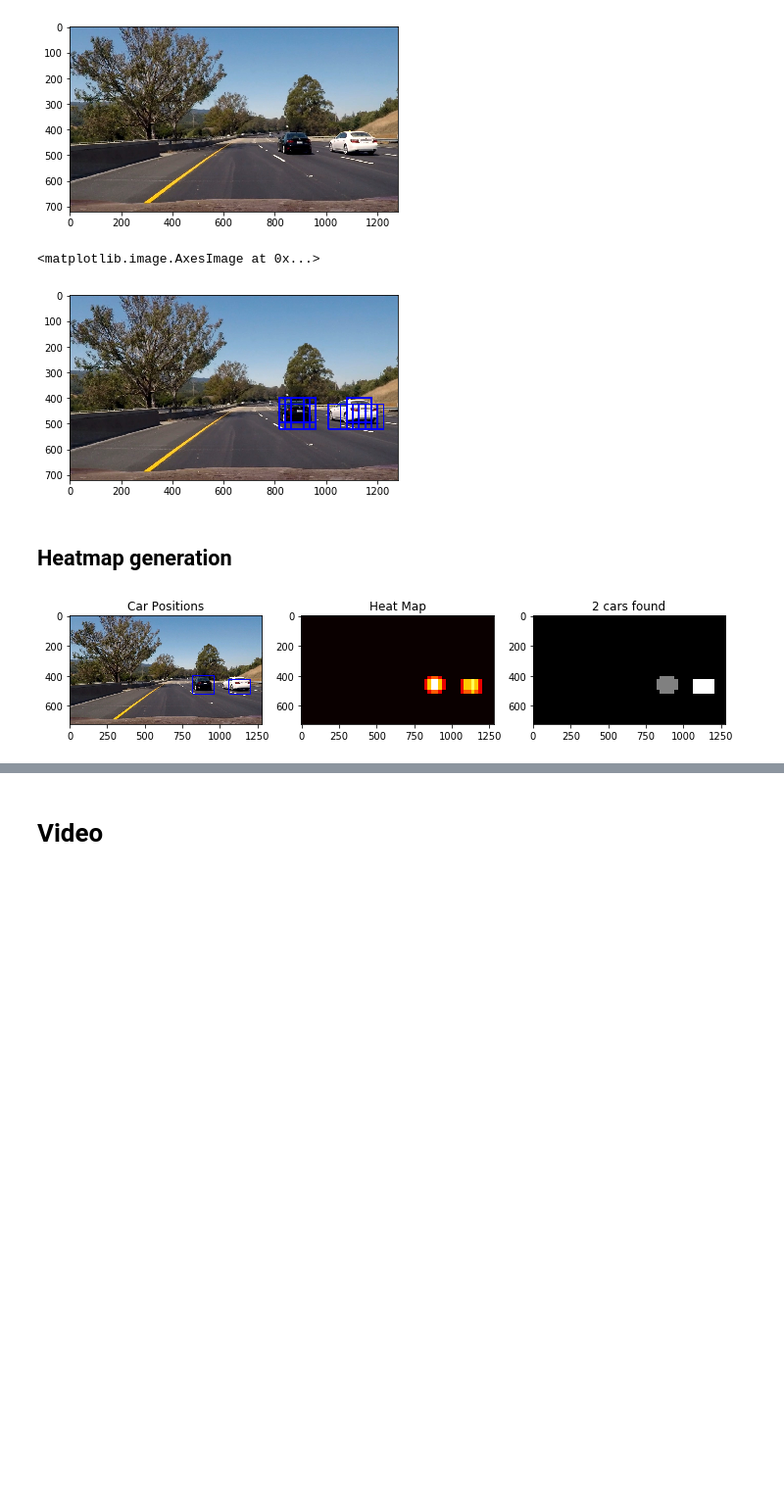
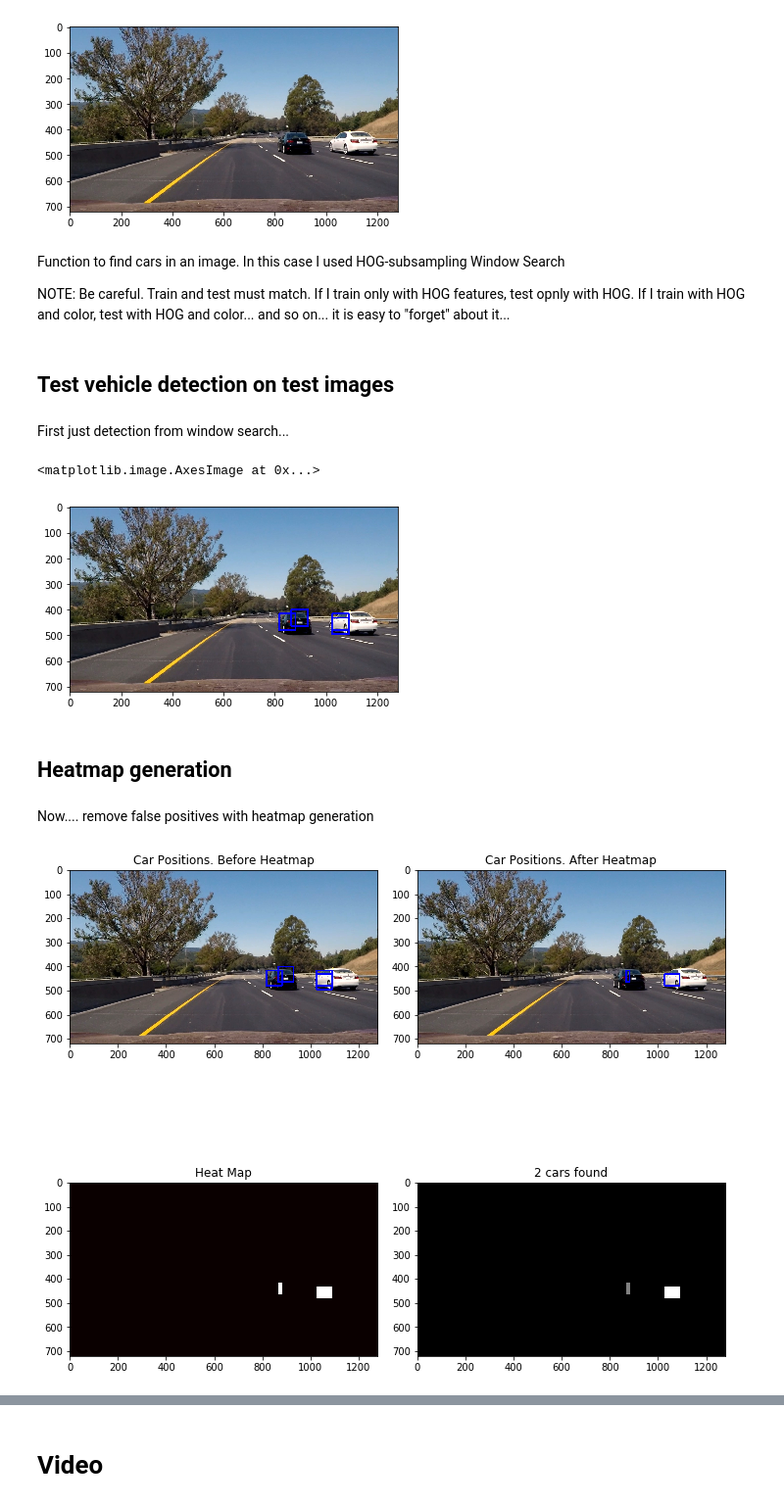
Before and after one commit to pablosaurasperez/CarND-Vehicle-Detection, a Jupyter notebook: P5_Vehicle_Detection.ipynb, the cells around one changed output, grey strips where cells are left out. Shown at 98% size. Cells and saved outputs as stored; diff of their text form; code cells hidden in the pictures; blank space fills up the shorter version.

Commit message:
Full pipeline. Need to tweak parameters and save figures to output folder

```diff
--- a/P5_Vehicle_Detection.ipynb
+++ b/P5_Vehicle_Detection.ipynb
@@ -146,7 +167,7 @@ def get_hog_features(img, orient, pix_per_cell, cell_per_block, vis=False, featu
 car_conv = cv2.cvtColor(car_image, cv2.COLOR_RGB2GRAY)
 notcar_conv = cv2.cvtColor(notcar_image, cv2.COLOR_RGB2GRAY)
 
-orient = 9
+orient = 8
 pix_per_cell = 8
 cell_per_block = 2
 
@@ -277,9 +298,10 @@ def extract_features(imgs, cspace='RGB',  spatial_size=(32, 32), hist_bins=32, o
         features.append(np.concatenate(file_features))
 
 
+
     fig = plt.figure(figsize = (10, 10))
     plt.subplot(151)
-    plt.imshow(feature_image)
+    plt.imshow(image)
     plt.title(fig_title[0])
     plt.subplot(152)
     plt.imshow(feature_image[:,:,0], cmap='gray')
@@ -313,7 +341,7 @@ notcars_sample = random.sample(notcars, sample_size)
 
 ### TODO: Tweak these parameters and see how the results change.
 colorspace = 'YCrCb' # Can be RGB, HSV, LUV, HLS, YUV, YCrCb
-orient = 9 # HOG orientations
+orient = 8 # HOG orientations
 pix_per_cell = 8 # HOG pixels per cell
 cell_per_block = 2 # HOG cells per block
 hog_channel = "ALL" # Can be 0, 1, 2, or "ALL"
@@ -406,6 +436,11 @@ plt.imshow(test_image)
 # %% [output]
 <matplotlib.image.AxesImage at 0x...>
 [figure]
+# %% [markdown]
+Function to find cars in an image.
+In this case I used HOG-subsampling Window Search
+
+NOTE: Be careful. Train and test must match. If I train only with HOG features, test opnly with HOG. If I train with HOG and color, test with HOG and color... and so on... it is easy to "forget" about it...
 # %%
 # Define a single function that can extract features using hog sub-sampling and make predictions
 def find_cars(img, ystart, ystop, scale, svc, X_scaler, orient, pix_per_cell, cell_per_block, spatial_size, hist_bins):
@@ -499,6 +530,10 @@ def find_cars(img, ystart, ystop, scale, svc, X_scaler, orient, pix_per_cell, ce
                 bbox_list.append(((x1,y1),(x2,y2)))
 
     return draw_img, bbox_list
+# %% [markdown]
+## Test vehicle detection on test images
+# %% [markdown]
+First just detection from window search...
 # %%
 ystart = 400
 ystop = 656
@@ -509,7 +544,7 @@ out_img, box_list = find_cars(test_image, ystart, ystop, scale, svc, X_scaler, o
 plt.imshow(out_img)
 # %% [output]
 <matplotlib.image.AxesImage at 0x...>
-[figure, old version]
+[figure, new version]
 # %% [markdown]
 ## Heatmap generation
 # %%
@@ -543,31 +578,36 @@ def draw_labeled_bboxes(img, labels):
         cv2.rectangle(img, bbox[0], bbox[1], (0,0,255), 6)
     # Return the image
     return img
+# %% [markdown]
+Now.... remove false positives with heatmap generation
 # %%
 heat = np.zeros_like(test_image[:,:,0]).astype(np.float)
 # Add heat to each box in box list
 heat = add_heat(heat,box_list)
 
 # Apply threshold to help remove false positives
 heat = apply_threshold(heat,1)
 
 # Visualize the heatmap when displaying
 heatmap = np.clip(heat, 0, 255)
 
 # Find final boxes from heatmap using label function
 labels = label(heatmap)
 draw_img = draw_labeled_bboxes(np.copy(test_image), labels)
 
 fig = plt.figure(figsize = (10, 10))
-plt.subplot(131)
+plt.subplot(221)
+plt.imshow(out_img)
+plt.title('Car Positions. Before Heatmap')
+plt.subplot(222)
 plt.imshow(draw_img)
-plt.title('Car Positions')
-plt.subplot(132)
+plt.title('Car Positions. After Heatmap')
+plt.subplot(223)
 plt.imshow(heatmap, cmap='hot')
 plt.title('Heat Map')
-plt.subplot(133)
+plt.subplot(224)
 plt.imshow(labels[0], cmap='gray')
 plt.title(str(labels[1]) +  ' cars found')
 fig.tight_layout()
 # %% [output]
-[figure, old version]
+[figure, new version]
```
Also changed, not shown: parts of 28 cells of this notebook.
